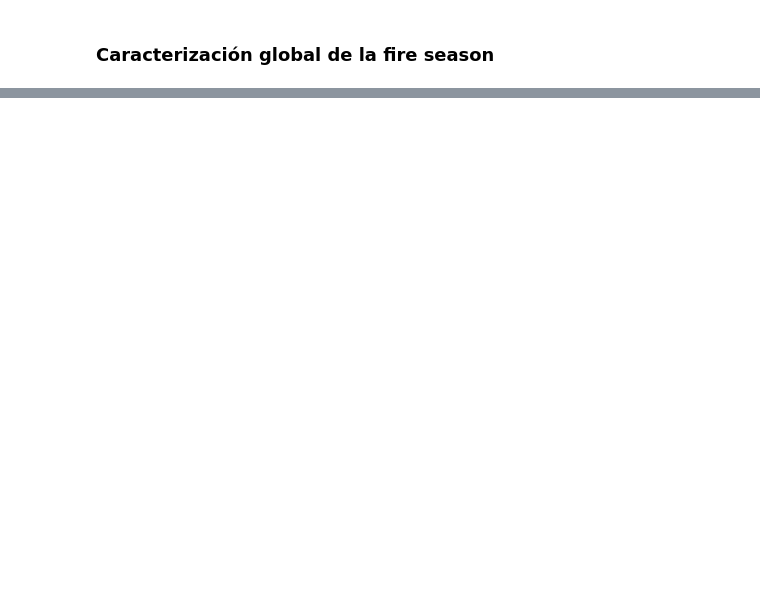
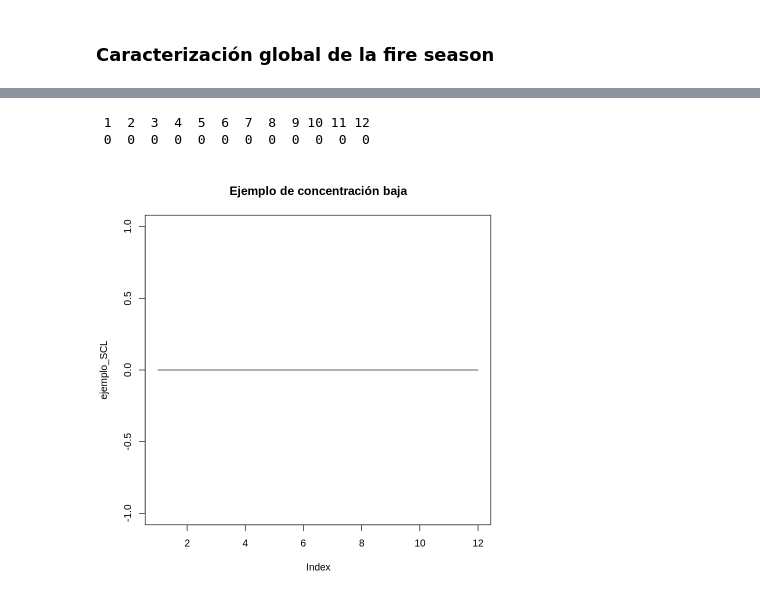
Before and after one commit to delatorre96/Development-of-a-multi-resolution-fire-season-database-on-a-global-scale, a Jupyter notebook: 3.Jupyter_Notebooks/Fire Season.ipynb, the cells around one changed output, grey strips where cells are left out. Cells and saved outputs as stored; diff of their text form; code cells hidden in the pictures; blank space fills up the shorter version.

```diff
--- a/3.Jupyter_Notebooks/Fire Season.ipynb
+++ b/3.Jupyter_Notebooks/Fire Season.ipynb
@@ -269,0 +185,14 @@ Concentración de:  0.04228808
+# %%
+##escogemos la x de una bimodal
+x  <- SeassonalConcentration_low$'coord_x'[1]
+##escogemos la y de la misma bimodal
+y  <- SeassonalConcentration_low$'coord_y'[1]
+# %%
+ejemplo_SCL <- df.seriesTemporales_conCoords[df.seriesTemporales_conCoords$'coord_x' == x & df.seriesTemporales_conCoords$'coord_y' == y ,]
+ejemplo_SCL <- unlist((ejemplo_SCL[,3:14]))
+ejemplo_SCL
+plot(ejemplo_SCL,type ='l', main= 'Ejemplo de concentración baja')
+# %% [output]
+ 1  2  3  4  5  6  7  8  9 10 11 12
+ 0  0  0  0  0  0  0  0  0  0  0  0
+[figure, added]
```
Also changed, not shown: parts of 42 cells of this notebook, 7 other files.
